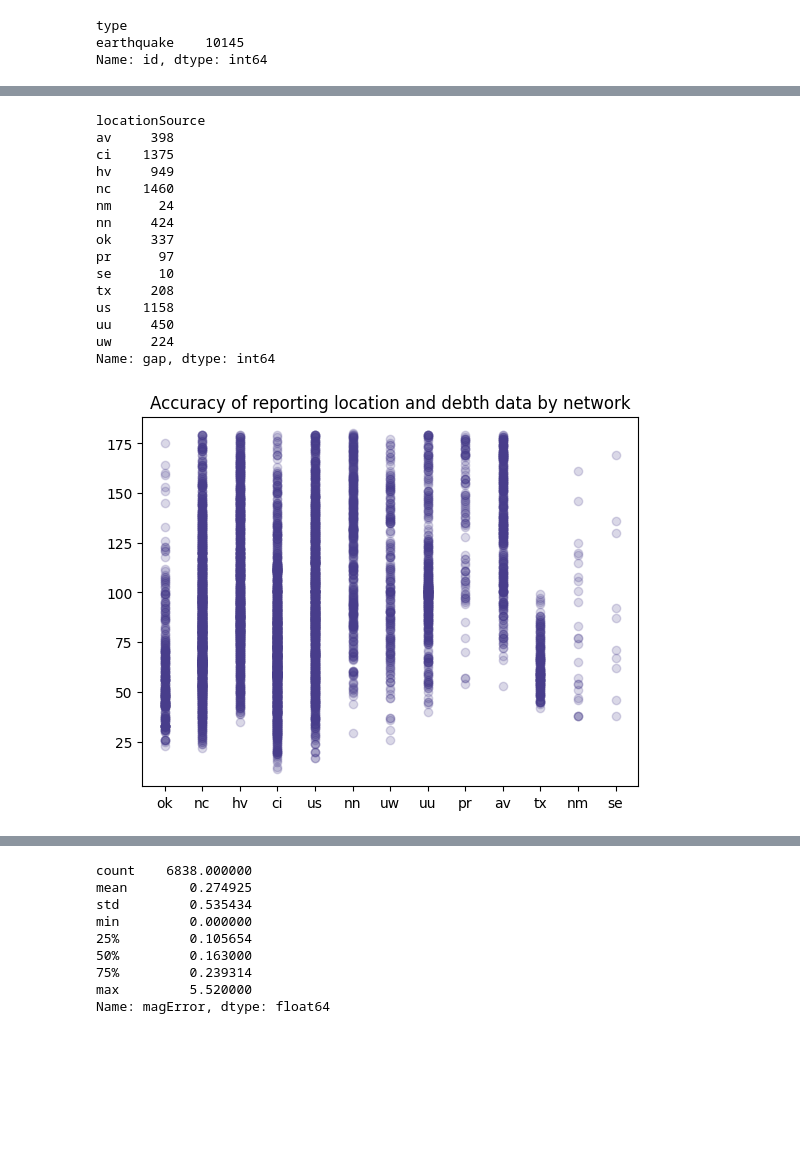
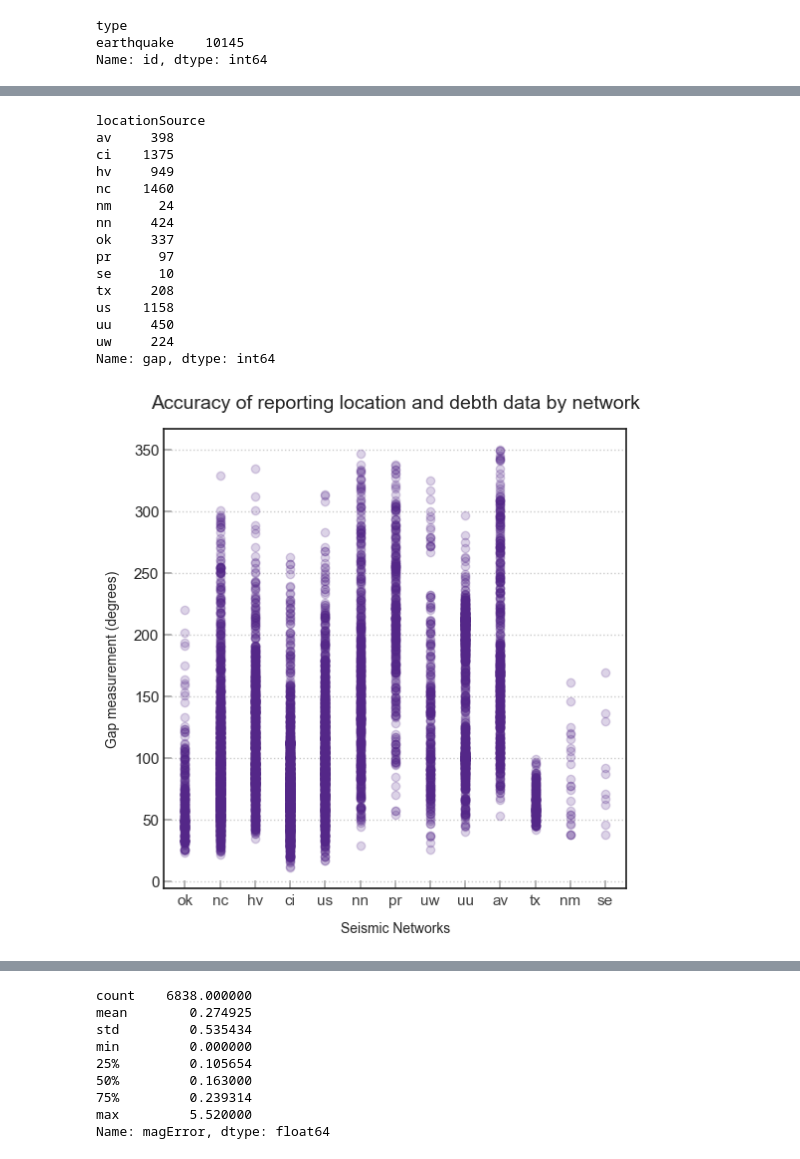
Before and after one commit to Korrin-F/tDA_Eathquake_Data_Analysis, a Jupyter notebook: earthquake_analysis.ipynb, the cells around one changed output, grey strips where cells are left out. Drawn from its saved outputs; the diff is of its cells as text; code cells hidden in the pictures; blank space fills up the shorter version.

```diff
--- a/earthquake_analysis.ipynb
+++ b/earthquake_analysis.ipynb
@@ -90,34 +136,44 @@ earthquake_iso.describe()
 earthquake_gap_iso = earthquake_iso[earthquake_iso['gap'] < 180]
 # %%
 #-------------------------------------------
-# Comparison of gap measurements to seismic stations
+# Comparison of gap measurements to seismic networks
 #-------------------------------------------
 
 # the point of this comparison was to see if there are any networks that
 # are consistantly providing an inaccurate location (horizontal) and depth data
 
+fig, gs = plt.subplots(figsize=(6,6))
+
 # plot the gap data in a scatter plot
-plt.scatter(earthquake_gap_iso['locationSource'], earthquake_gap_iso['gap'],c='darkslateblue', marker='o', alpha=0.2)
+gs = plt.scatter(earthquake_iso['locationSource'], earthquake_iso['gap'],c='#542788', marker='o', alpha=0.2)
 # add a title
-plt.title('Accuracy of reporting location and debth data by network')
+plt.title('Accuracy of reporting location and debth data by network', pad =15, fontsize=14)
+plt.xlabel('Seismic Networks', labelpad=10, fontsize=10)
+plt.ylabel('Gap measurement (degrees)',labelpad=10, fontsize=10)
+
+
+plt.grid(axis='y', linestyle=':', )
+plt.grid(False, axis='x')
+
+plt.tick_params('both', color='darkgrey')
 
 # group by location source to see unique values
 earthquake_gap_iso.groupby('locationSource').count()['gap']
 # %% [output]
 locationSource
 av     398
 ci    1375
 hv     949
 nc    1460
 nm      24
 nn     424
 ok     337
 pr      97
 se      10
 tx     208
 us    1158
 uu     450
 uw     224
 Name: gap, dtype: int64
-[figure, old version]
+[figure, new version]
 # %%
```
Also changed, not shown: parts of 12 cells of this notebook, 5 other files.
